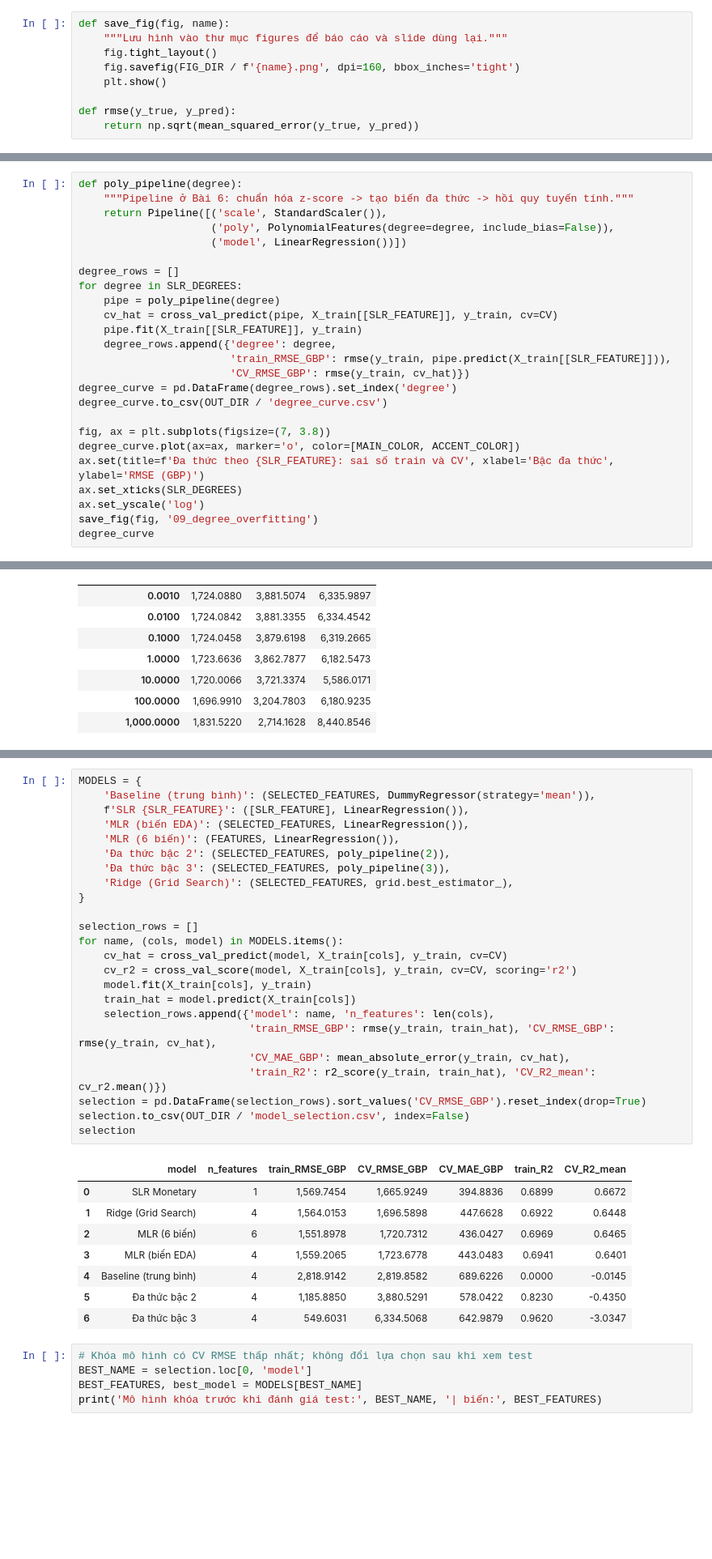
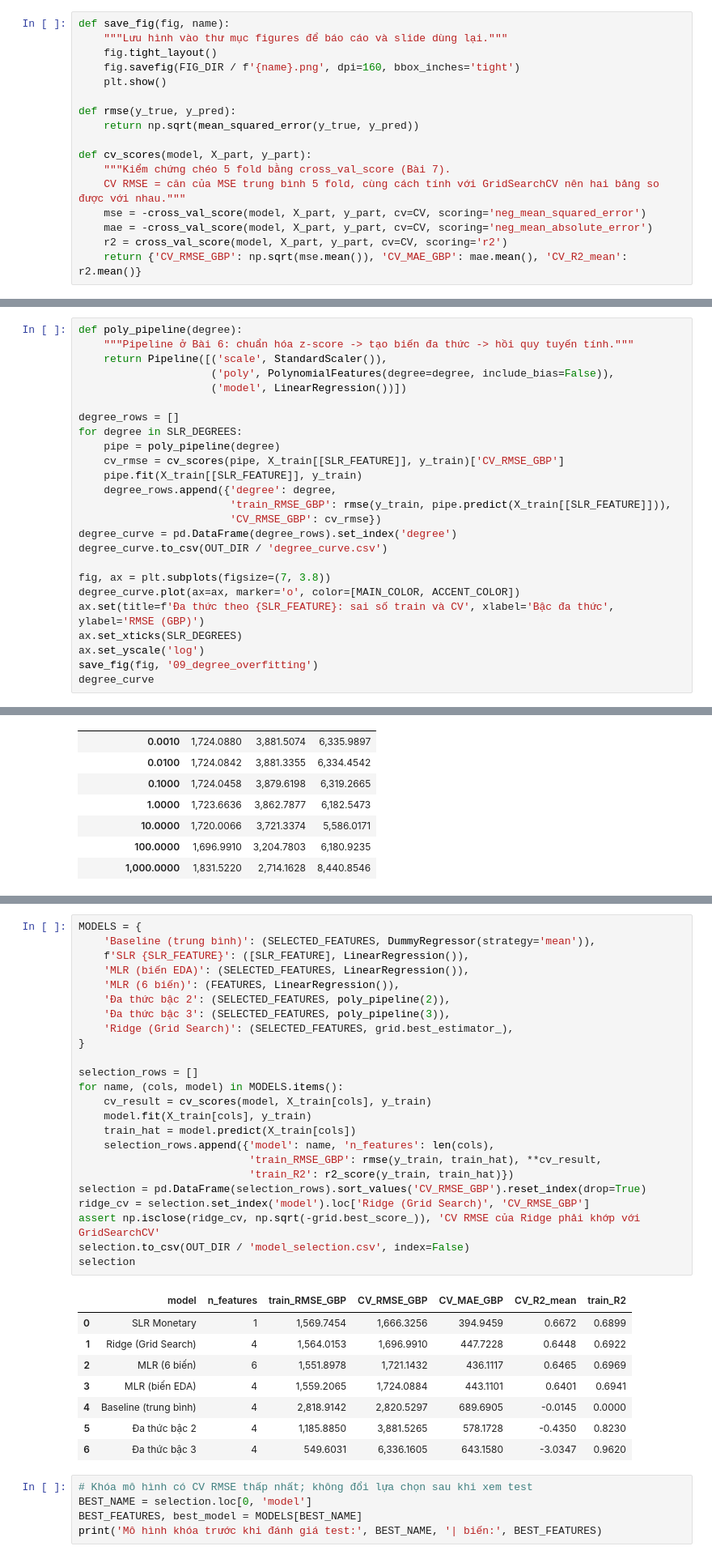
Before and after one commit to Trunguit1122/ecomanalysis, a Jupyter notebook: predict/NhomXX_Du_doan.ipynb, the cells around one changed output, grey strips where cells are left out. Shown at 81% size. Cells and saved outputs as stored; diff of their text form; blank space fills up the shorter version.

```diff
--- a/predict/NhomXX_Du_doan.ipynb
+++ b/predict/NhomXX_Du_doan.ipynb
@@ -81,6 +81,14 @@ def save_fig(fig, name):
 
 def rmse(y_true, y_pred):
     return np.sqrt(mean_squared_error(y_true, y_pred))
+
+def cv_scores(model, X_part, y_part):
+    """Kiểm chứng chéo 5 fold bằng cross_val_score (Bài 7).
+    CV RMSE = căn của MSE trung bình 5 fold, cùng cách tính với GridSearchCV nên hai bảng so được với nhau."""
+    mse = -cross_val_score(model, X_part, y_part, cv=CV, scoring='neg_mean_squared_error')
+    mae = -cross_val_score(model, X_part, y_part, cv=CV, scoring='neg_mean_absolute_error')
+    r2 = cross_val_score(model, X_part, y_part, cv=CV, scoring='r2')
+    return {'CV_RMSE_GBP': np.sqrt(mse.mean()), 'CV_MAE_GBP': mae.mean(), 'CV_R2_mean': r2.mean()}
 # %% [markdown]
 ## Nạp dữ liệu và chia train/test
 # %%
@@ -211,11 +219,11 @@ def poly_pipeline(degree):
 degree_rows = []
 for degree in SLR_DEGREES:
     pipe = poly_pipeline(degree)
-    cv_hat = cross_val_predict(pipe, X_train[[SLR_FEATURE]], y_train, cv=CV)
+    cv_rmse = cv_scores(pipe, X_train[[SLR_FEATURE]], y_train)['CV_RMSE_GBP']
     pipe.fit(X_train[[SLR_FEATURE]], y_train)
     degree_rows.append({'degree': degree,
                         'train_RMSE_GBP': rmse(y_train, pipe.predict(X_train[[SLR_FEATURE]])),
-                        'CV_RMSE_GBP': rmse(y_train, cv_hat)})
+                        'CV_RMSE_GBP': cv_rmse})
 degree_curve = pd.DataFrame(degree_rows).set_index('degree')
 degree_curve.to_csv(OUT_DIR / 'degree_curve.csv')
 
@@ -309,36 +317,36 @@ Mọi mô hình được chấm bằng **cùng 5 fold** trên train; tập test
 # %%
 MODELS = {
     'Baseline (trung bình)': (SELECTED_FEATURES, DummyRegressor(strategy='mean')),
     f'SLR {SLR_FEATURE}': ([SLR_FEATURE], LinearRegression()),
     'MLR (biến EDA)': (SELECTED_FEATURES, LinearRegression()),
     'MLR (6 biến)': (FEATURES, LinearRegression()),
     'Đa thức bậc 2': (SELECTED_FEATURES, poly_pipeline(2)),
     'Đa thức bậc 3': (SELECTED_FEATURES, poly_pipeline(3)),
     'Ridge (Grid Search)': (SELECTED_FEATURES, grid.best_estimator_),
 }
 
 selection_rows = []
 for name, (cols, model) in MODELS.items():
-    cv_hat = cross_val_predict(model, X_train[cols], y_train, cv=CV)
-    cv_r2 = cross_val_score(model, X_train[cols], y_train, cv=CV, scoring='r2')
+    cv_result = cv_scores(model, X_train[cols], y_train)
     model.fit(X_train[cols], y_train)
     train_hat = model.predict(X_train[cols])
     selection_rows.append({'model': name, 'n_features': len(cols),
-                           'train_RMSE_GBP': rmse(y_train, train_hat), 'CV_RMSE_GBP': rmse(y_train, cv_hat),
-                           'CV_MAE_GBP': mean_absolute_error(y_train, cv_hat),
-                           'train_R2': r2_score(y_train, train_hat), 'CV_R2_mean': cv_r2.mean()})
+                           'train_RMSE_GBP': rmse(y_train, train_hat), **cv_result,
+                           'train_R2': r2_score(y_train, train_hat)})
 selection = pd.DataFrame(selection_rows).sort_values('CV_RMSE_GBP').reset_index(drop=True)
+ridge_cv = selection.set_index('model').loc['Ridge (Grid Search)', 'CV_RMSE_GBP']
+assert np.isclose(ridge_cv, np.sqrt(-grid.best_score_)), 'CV RMSE của Ridge phải khớp với GridSearchCV'
 selection.to_csv(OUT_DIR / 'model_selection.csv', index=False)
 selection
 # %% [output]
-|  | model | n_features | train_RMSE_GBP | CV_RMSE_GBP | CV_MAE_GBP | train_R2 | CV_R2_mean |
-| 0 | SLR Monetary | 1 | 1,569.7454 | 1,665.9249 | 394.8836 | 0.6899 | 0.6672 |
-| 1 | Ridge (Grid Search) | 4 | 1,564.0153 | 1,696.5898 | 447.6628 | 0.6922 | 0.6448 |
-| 2 | MLR (6 biến) | 6 | 1,551.8978 | 1,720.7312 | 436.0427 | 0.6969 | 0.6465 |
-| 3 | MLR (biến EDA) | 4 | 1,559.2065 | 1,723.6778 | 443.0483 | 0.6941 | 0.6401 |
-| 4 | Baseline (trung bình) | 4 | 2,818.9142 | 2,819.8582 | 689.6226 | 0.0000 | -0.0145 |
-| 5 | Đa thức bậc 2 | 4 | 1,185.8850 | 3,880.5291 | 578.0422 | 0.8230 | -0.4350 |
-| 6 | Đa thức bậc 3 | 4 | 549.6031 | 6,334.5068 | 642.9879 | 0.9620 | -3.0347 |
+|  | model | n_features | train_RMSE_GBP | CV_RMSE_GBP | CV_MAE_GBP | CV_R2_mean | train_R2 |
+| 0 | SLR Monetary | 1 | 1,569.7454 | 1,666.3256 | 394.9459 | 0.6672 | 0.6899 |
+| 1 | Ridge (Grid Search) | 4 | 1,564.0153 | 1,696.9910 | 447.7228 | 0.6448 | 0.6922 |
+| 2 | MLR (6 biến) | 6 | 1,551.8978 | 1,721.1432 | 436.1117 | 0.6465 | 0.6969 |
+| 3 | MLR (biến EDA) | 4 | 1,559.2065 | 1,724.0884 | 443.1101 | 0.6401 | 0.6941 |
+| 4 | Baseline (trung bình) | 4 | 2,818.9142 | 2,820.5297 | 689.6905 | -0.0145 | 0.0000 |
+| 5 | Đa thức bậc 2 | 4 | 1,185.8850 | 3,881.5265 | 578.1728 | -0.4350 | 0.8230 |
+| 6 | Đa thức bậc 3 | 4 | 549.6031 | 6,336.1605 | 643.1580 | -3.0347 | 0.9620 |
 # %%
 # Khóa mô hình có CV RMSE thấp nhất; không đổi lựa chọn sau khi xem test
 BEST_NAME = selection.loc[0, 'model']
```
Also changed, not shown: parts of 8 cells of this notebook, 1 other file.
